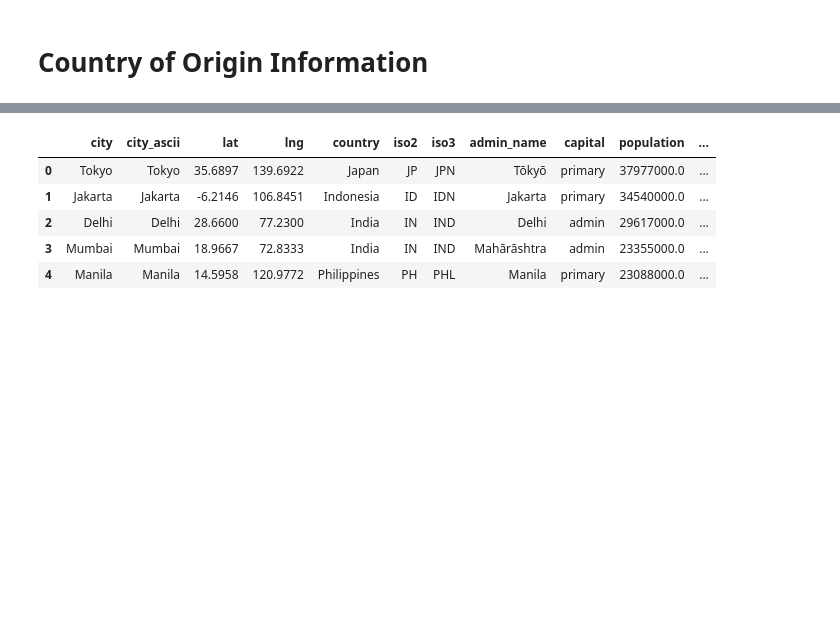
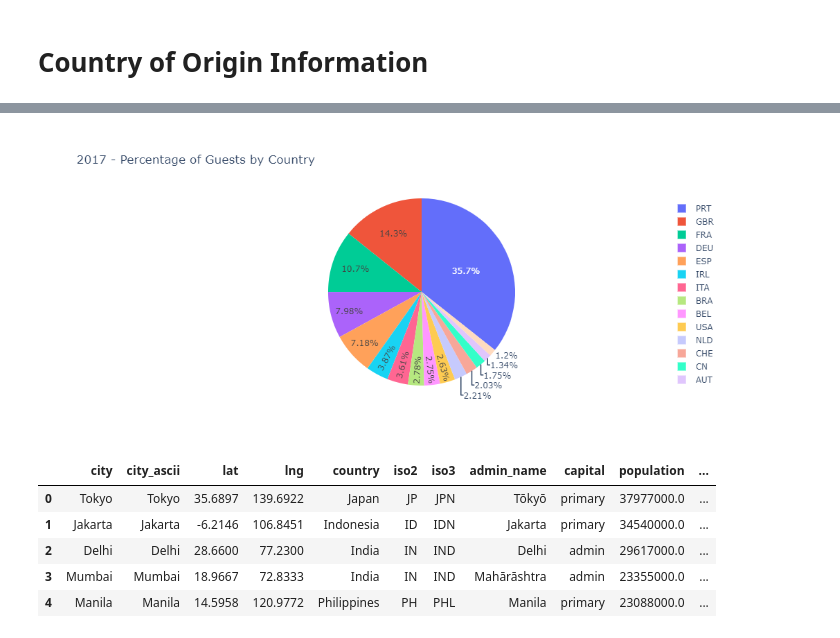
Before and after one commit to nordbynick/UWFinTech_Project3, a Jupyter notebook: Visualizations/Dashboard.ipynb, the cells around one changed output, grey strips where cells are left out. Cells and saved outputs as stored; diff of their text form; code cells hidden in the pictures; blank space fills up the shorter version.

```diff
--- a/Visualizations/Dashboard.ipynb
+++ b/Visualizations/Dashboard.ipynb
@@ -119,0 +126,8 @@ plt.show()
+# %%
+fig_pie_px_2017 = px.pie(top_15_2017,
+                    values = "percentage_of_guests",
+                    names = top_15_2017.index,
+                    title = "2017 - Percentage of Guests by Country")
+fig_pie_px_2017.show()
+# %% [output]
+[figure, added]
```
Also changed, not shown: parts of 24 cells of this notebook, 1 other file.
